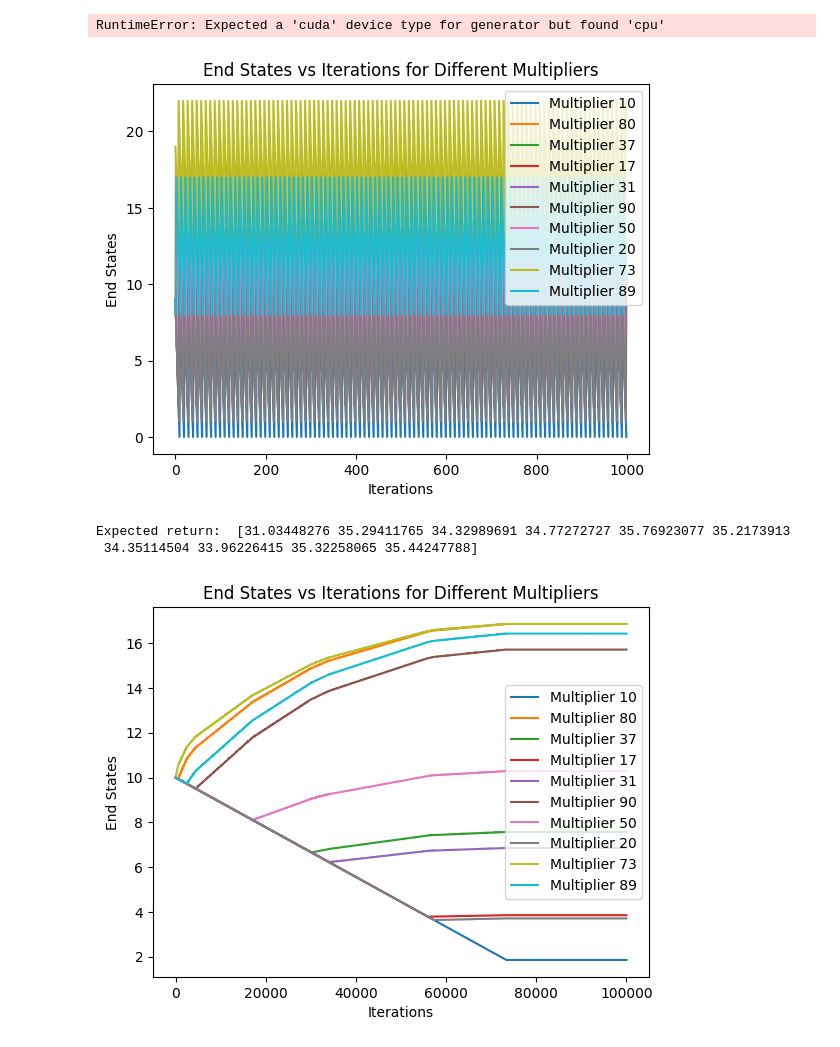
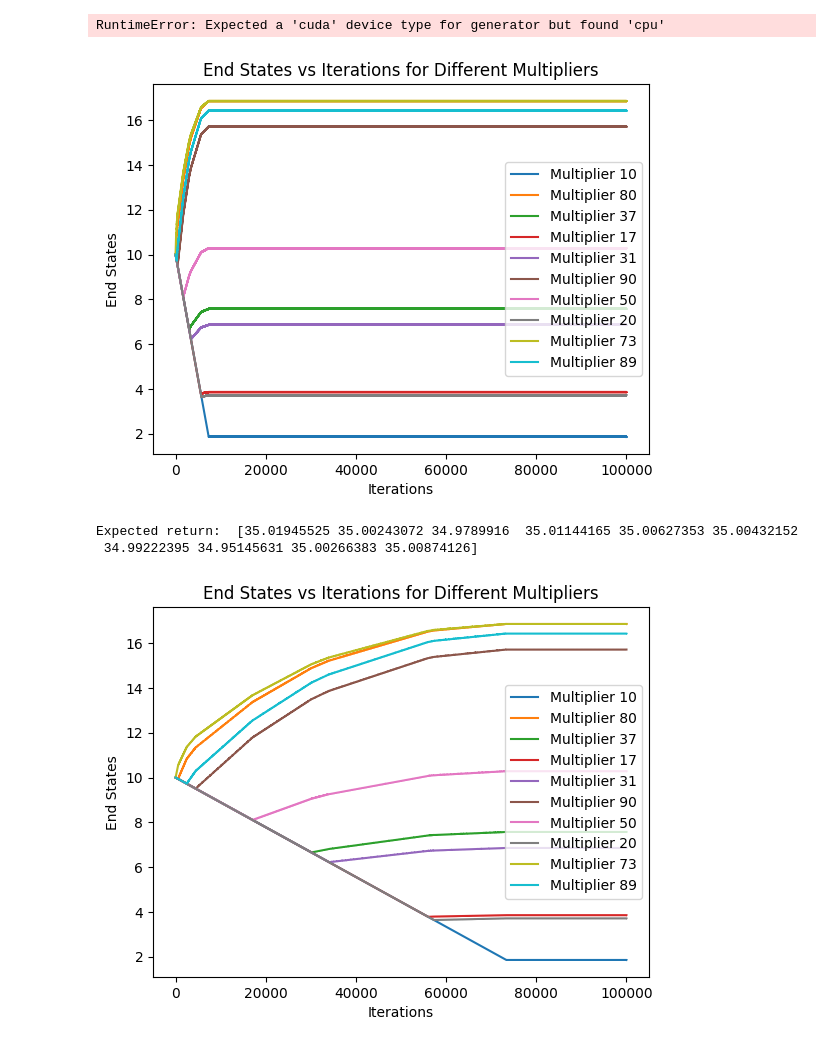
Before and after one commit to MaligarosNotes/PytorchLearning, a Jupyter notebook: pctest.ipynb, the cells around one changed output. Drawn from its saved outputs; the diff is of its cells as text; code cells hidden in the pictures.

```diff
--- a/pctest.ipynb
+++ b/pctest.ipynb
@@ -101,13 +101,12 @@ RuntimeError: Expected a 'cuda' device type for generator but found 'cpu'
 # 89x - 9 inhabitants
 
 list_of_multipliers = [10, 80, 37, 17, 31, 90, 50, 20, 73, 89]
+box_data = {10:1, 80:6, 37:3, 17:1, 31:2, 90:10, 50:4, 20:2, 73:4, 89:9}
 
 def free_equation(percent_of_population,multiplier):
-    box_data = {10:1, 80:6, 37:3, 17:1, 31:2, 90:10, 50:4, 20:2, 73:4, 89:9}
     return (10*multiplier)/(box_data[multiplier]+(percent_of_population))
 
 def fee_equation(percent_of_population,multiplier):
-    box_data = {10:1, 80:6, 37:3, 17:1, 31:2, 90:10, 50:4, 20:2, 73:4, 89:9}
     return (10*multiplier)/(box_data[multiplier]+(percent_of_population)) - 50
 
 #o god im basically making an epoch batch thingy on my algo
@@ -115,37 +114,39 @@ def fee_equation(percent_of_population,multiplier):
 wAHHHH = np.array([0, 0, 0, 0, 0, 0, 0, 0, 0, 0], dtype=float)
 steady_state = np.array([10, 10, 10, 10, 10, 10, 10, 10, 10, 10], dtype=float)
 
 max_blah = 8
 
 end_states = {10:[],80:[],37:[],17:[],31:[],90:[],50:[],20:[],73:[],89:[]}
 end_multi = {10:[],80:[],37:[],17:[],31:[],90:[],50:[],20:[],73:[],89:[]}
 
-for j in range(1000):
+x=0.01
+
+for j in range(100000):
     for i in range(len(list_of_multipliers)):
         multi = list_of_multipliers[i]
         if i == max_blah:
-            steady_state[i] = steady_state[i] + 9
+            steady_state[i] = steady_state[i] + x
             wAHHHH[i] = free_equation(steady_state[i], multi)
         else:
-            steady_state[i] = steady_state[i] - 1
+            steady_state[i] = steady_state[i] - x/9
             wAHHHH[i] = free_equation(steady_state[i], multi)
         end_multi[multi] = np.append(end_multi[multi],wAHHHH[i])
         end_states[multi] = np.append(end_states[multi],steady_state[i])
     max_blah = np.argmax(wAHHHH)
 
 # print("End states: ", end_states)
 # print("End multipliers: ", end_multi)
 
 for key in end_states:
     plt.plot(end_states[key], label=f"Multiplier {key}")
 
 plt.legend()
 plt.xlabel("Iterations")
 plt.ylabel("End States")
 plt.title("End States vs Iterations for Different Multipliers")
 plt.show()
 # %% [output]
-[figure, old version]
+[figure, new version]
 # %%
 expected_return = []
 for i in range(len(list_of_multipliers)):
@@ -153,8 +154,8 @@ for i in range(len(list_of_multipliers)):
     expected_return = np.append(expected_return, free_equation(percent_of_population, list_of_multipliers[i]))
 print("Expected return: ", expected_return)
 # %% [output]
-Expected return:  [31.03448276 35.29411765 34.32989691 34.77272727 35.76923077 35.2173913
- 34.35114504 33.96226415 35.32258065 35.44247788]
+Expected return:  [35.01945525 35.00243072 34.9789916  35.01144165 35.00627353 35.00432152
+ 34.99222395 34.95145631 35.00266383 35.00874126]
 # %%
 # 10x - 1 inhabitant
 # 80x - 6 inhabitants
```
Also changed, not shown: parts of 2 cells of this notebook, 2 other files.
